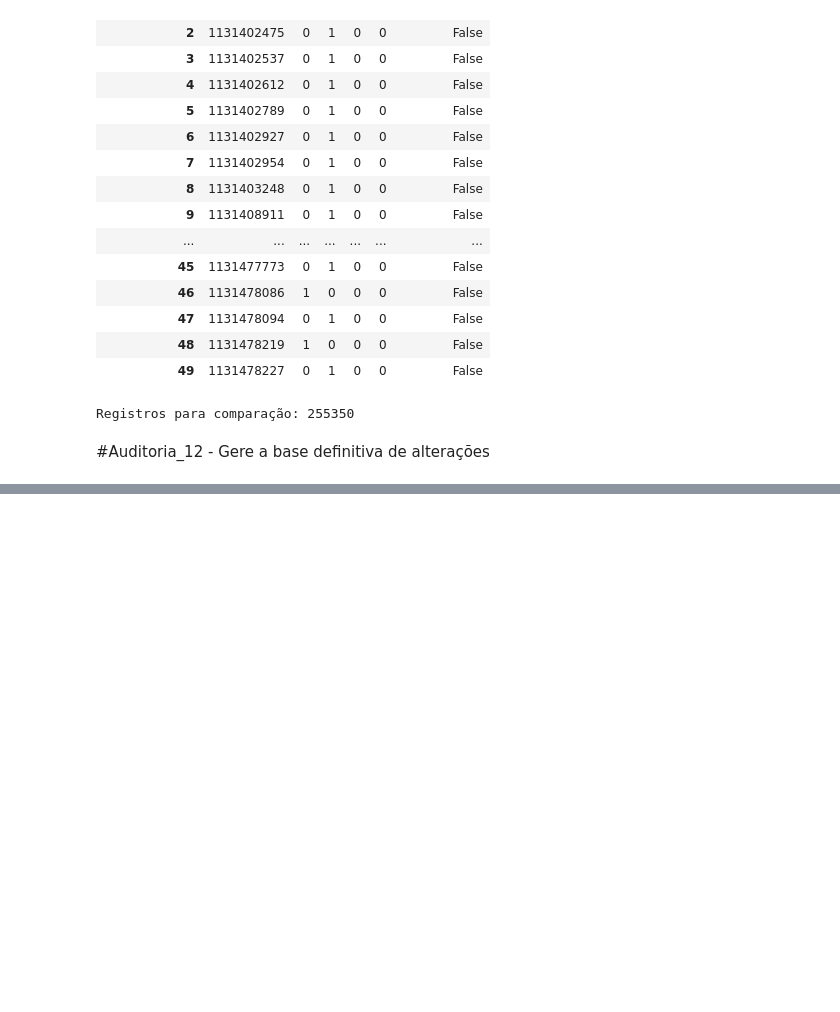
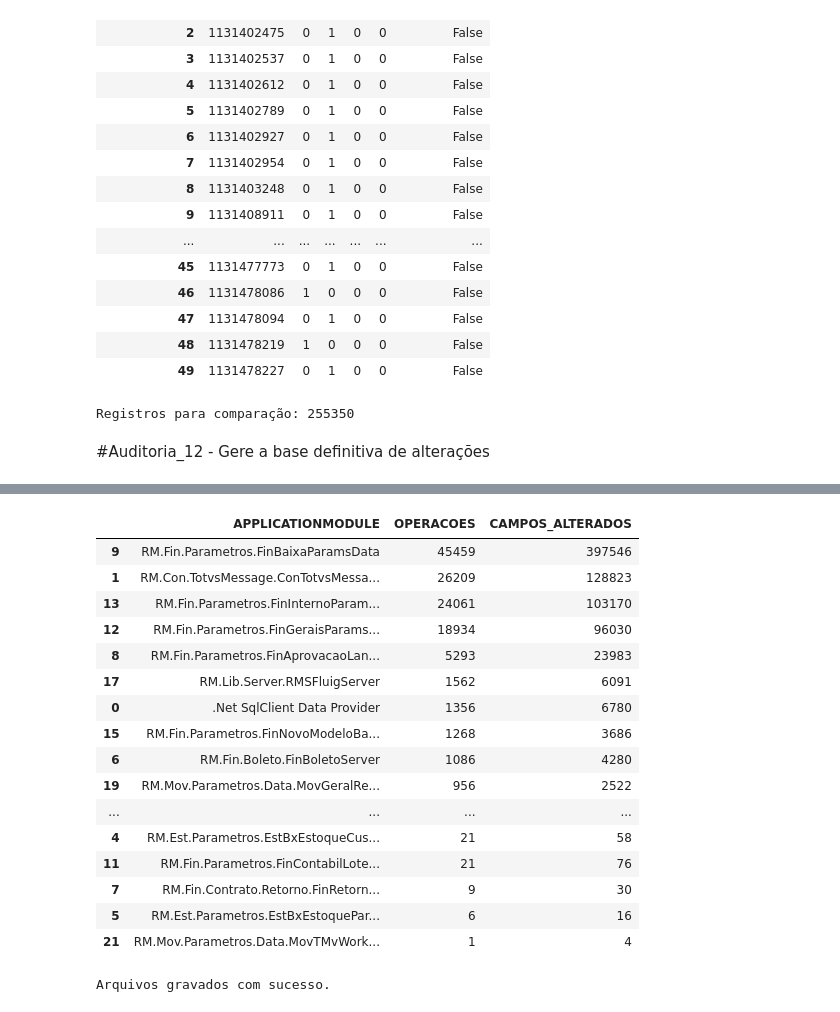
Before and after one commit to 4501050/CIATA_Database, a Jupyter notebook: FLAN_AUDITORIA/full.ipynb, the cells around one changed output, grey strips where cells are left out. Drawn from its saved outputs; the diff is of its cells as text; code cells hidden in the pictures; blank space fills up the shorter version.

```diff
--- a/FLAN_AUDITORIA/full.ipynb
+++ b/FLAN_AUDITORIA/full.ipynb
@@ -703,0 +780,65 @@ df_alteracoes["TIPO_ALTERACAO"] = (
+# %%
+#Auditoria_14 (C) - Alterações por módulo
+
+modulos = (
+    df_alteracoes
+    .groupby("APPLICATIONMODULE")
+    .agg(
+        OPERACOES=("AUDITID", "nunique"),
+        CAMPOS_ALTERADOS=("CAMPO_ALTERADO", "size")
+    )
+    .reset_index()
+    .sort_values(
+        "OPERACOES",
+        ascending=False
+    )
+)
+
+display(modulos.head(30))
+# %% [output]
+|  | APPLICATIONMODULE | OPERACOES | CAMPOS_ALTERADOS |
+| 9 | RM.Fin.Parametros.FinBaixaParamsData | 45459 | 397546 |
+| 1 | RM.Con.TotvsMessage.ConTotvsMessa... | 26209 | 128823 |
+| 13 | RM.Fin.Parametros.FinInternoParam... | 24061 | 103170 |
+| 12 | RM.Fin.Parametros.FinGeraisParams... | 18934 | 96030 |
+| 8 | RM.Fin.Parametros.FinAprovacaoLan... | 5293 | 23983 |
+| 17 | RM.Lib.Server.RMSFluigServer | 1562 | 6091 |
+| 0 | .Net SqlClient Data Provider | 1356 | 6780 |
+| 15 | RM.Fin.Parametros.FinNovoModeloBa... | 1268 | 3686 |
+| 6 | RM.Fin.Boleto.FinBoletoServer | 1086 | 4280 |
+| 19 | RM.Mov.Parametros.Data.MovGeralRe... | 956 | 2522 |
+| ... | ... | ... | ... |
+| 4 | RM.Est.Parametros.EstBxEstoqueCus... | 21 | 58 |
+| 11 | RM.Fin.Parametros.FinContabilLote... | 21 | 76 |
+| 7 | RM.Fin.Contrato.Retorno.FinRetorn... | 9 | 30 |
+| 5 | RM.Est.Parametros.EstBxEstoquePar... | 6 | 16 |
+| 21 | RM.Mov.Parametros.Data.MovTMvWork... | 1 | 4 |
+# %%
+#Auditoria_15 - Salve o resultado
+
+from pathlib import Path
+
+saida = (
+    Path.home()
+    / "OneDrive - Instituto Presbiteriano Mackenzie"
+    / "Inovação e Tecnologia Aplicada"
+    / "[Auditoria - FLAN]"
+)
+
+df_alteracoes.to_csv(
+    saida / "alteracoes_auditoria.csv",
+    sep=";",
+    index=False,
+    encoding="utf-8-sig"
+)
+
+auditids_excecao.to_csv(
+    saida / "excecoes_auditoria.csv",
+    sep=";",
+    index=False,
+    encoding="utf-8-sig"
+)
+
+print("Arquivos gravados com sucesso.")
+# %% [output]
+Arquivos gravados com sucesso.
```
Also changed, not shown: parts of 3 cells of this notebook, 1 other file.
